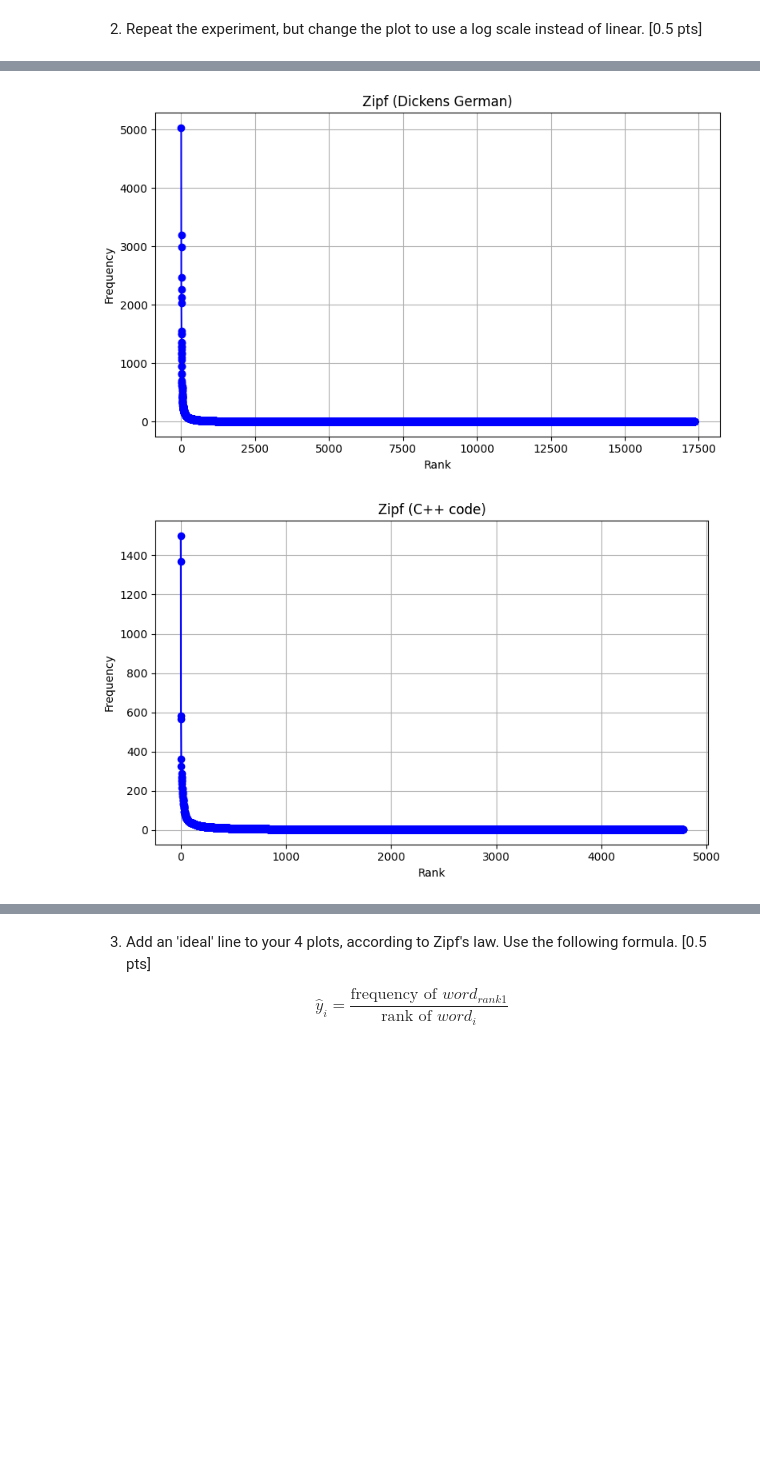
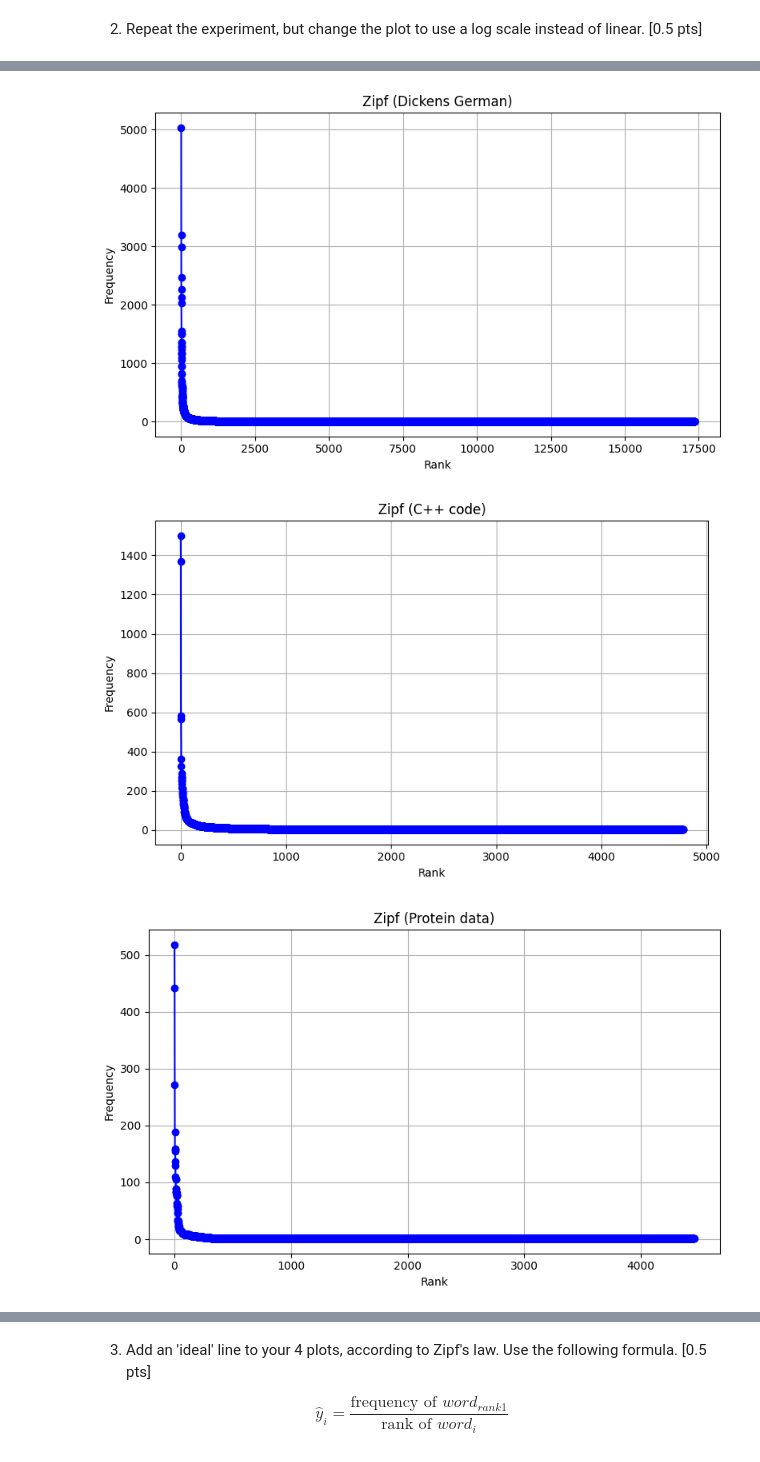
Before and after one commit to 9Christian6/SNLP, a Jupyter notebook: Assignment01/Exercise_1.3&1.4.ipynb, the cells around one changed output, grey strips where cells are left out. Drawn from its saved outputs; the diff is of its cells as text; code cells hidden in the pictures; blank space fills up the shorter version.

```diff
--- a/Assignment01/Exercise_1.3&1.4.ipynb
+++ b/Assignment01/Exercise_1.3&1.4.ipynb
@@ -183,33 +183,36 @@ def plot_zipf_linear(freqs, ranks, title):
 # %%
 ## Driver Code
 
 ## Dickens English
 data_eng= load_text(filepath='data/cities_eng.txt')
 data_eng_prepossed = preprocess(data_eng)
 freqs_eng, ranks_eng, freq_dict_eng = get_freq_ranks(data_eng_prepossed)
 zipf_eng = plot_zipf_linear(freqs_eng, ranks_eng, "Zipf (Dickens English)")
 
 ## Dickens German
 data_ger= load_text(filepath='data/cities_ger.txt')
 data_ger_prepossed = preprocess(data_ger)
 freqs_ger, ranks_ger, freq_dict_ger = get_freq_ranks(data_ger_prepossed)
 zipf_ger = plot_zipf_linear(freqs_ger, ranks_ger, "Zipf (Dickens German)")
 
 ## C++ code
 data_py= load_text(filepath='data/parser.cpp')
 data_py_prepossed = preprocess(data_py)
 freqs_py, ranks_py, freq_dict_py = get_freq_ranks(data_py_prepossed)
 zipf_py = plot_zipf_linear(freqs_py, ranks_py, "Zipf (C++ code)")
 
 ## Protein data
-# data_pt= load_text(filepath='data/uniprot_sprot.fasta')
-# data_pt_prepossed = preprocess(data_pt)
-# freqs_pt, ranks_pt, freq_dict_pt = get_freq_ranks(data_pt_prepossed)
-# zipf_pt = plot_zipf_linear(freqs_pt, ranks_pt, "Zipf (Protein data)")
+data_pt= load_text(filepath='data/uniprot_sprot.fasta')
+data_pt_prepossed = preprocess(data_pt)
+#Because of runtime we restricted the protein list to 10000 entries. The main point still comes across
+data_pt_prepossed = data_pt_prepossed[:10000]
+freqs_pt, ranks_pt, freq_dict_pt = get_freq_ranks(data_pt_prepossed)
+zipf_pt = plot_zipf_linear(freqs_pt, ranks_pt, "Zipf (Protein data)")
 # %% [output]
 [figure]
 [figure]
 [figure]
+[figure, added]
 # %%
 def plot_zipf_log(freqs, ranks, title):
     """
```
Also changed, not shown: parts of 5 cells of this notebook.
